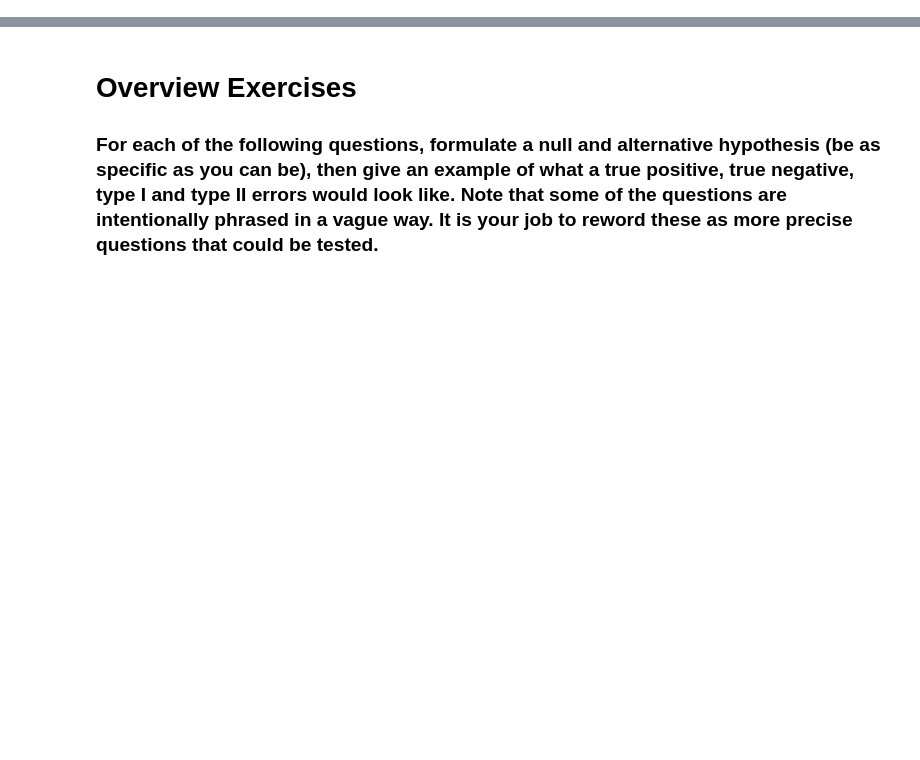
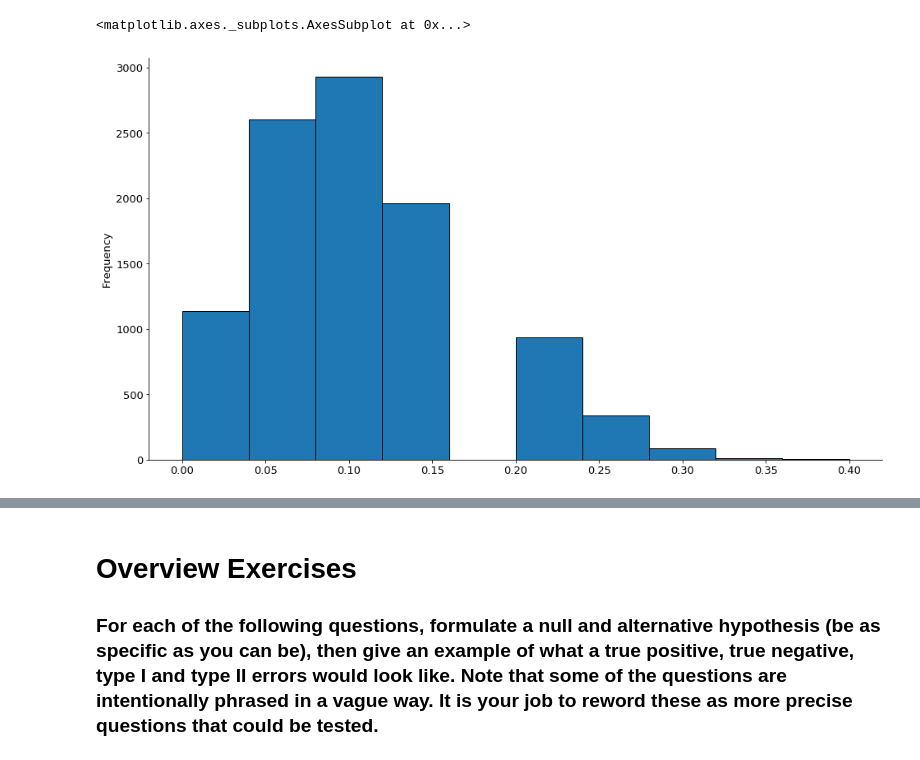
Before and after one commit to ThompsonBethany01/statistics-exercises, a Jupyter notebook: hypothesis_testing.ipynb, the cells around one changed output, grey strips where cells are left out. Saved outputs shown, nothing was run; the diff lists cells and outputs as text; code cells hidden in the pictures; blank space fills up the shorter version.

```diff
--- a/hypothesis_testing.ipynb
+++ b/hypothesis_testing.ipynb
@@ -0,0 +49,4 @@
+# %%
+#random sample with win rate of %10
+n = 20
+tickets.sample(n).mean()
@@ -0,0 +71,6 @@
+# %%
+calculated_winrates = pd.Series([tickets.sample(n).mean() for _ in range(10_000)])
+calculated_winrates.plot.hist(bins=10)
+# %% [output]
+<matplotlib.axes._subplots.AxesSubplot at 0x...>
+[figure, added]
```
Also changed, not shown: parts of 67 cells of this notebook.
